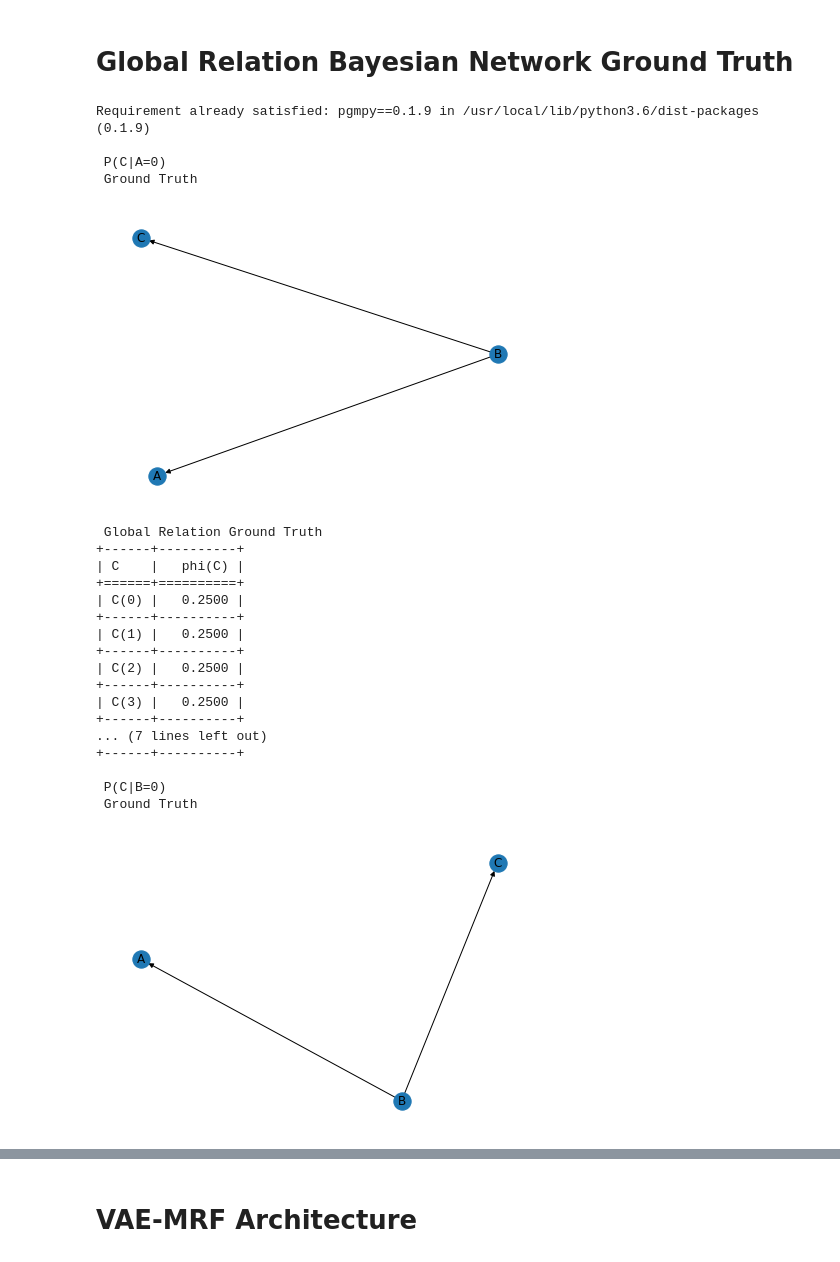
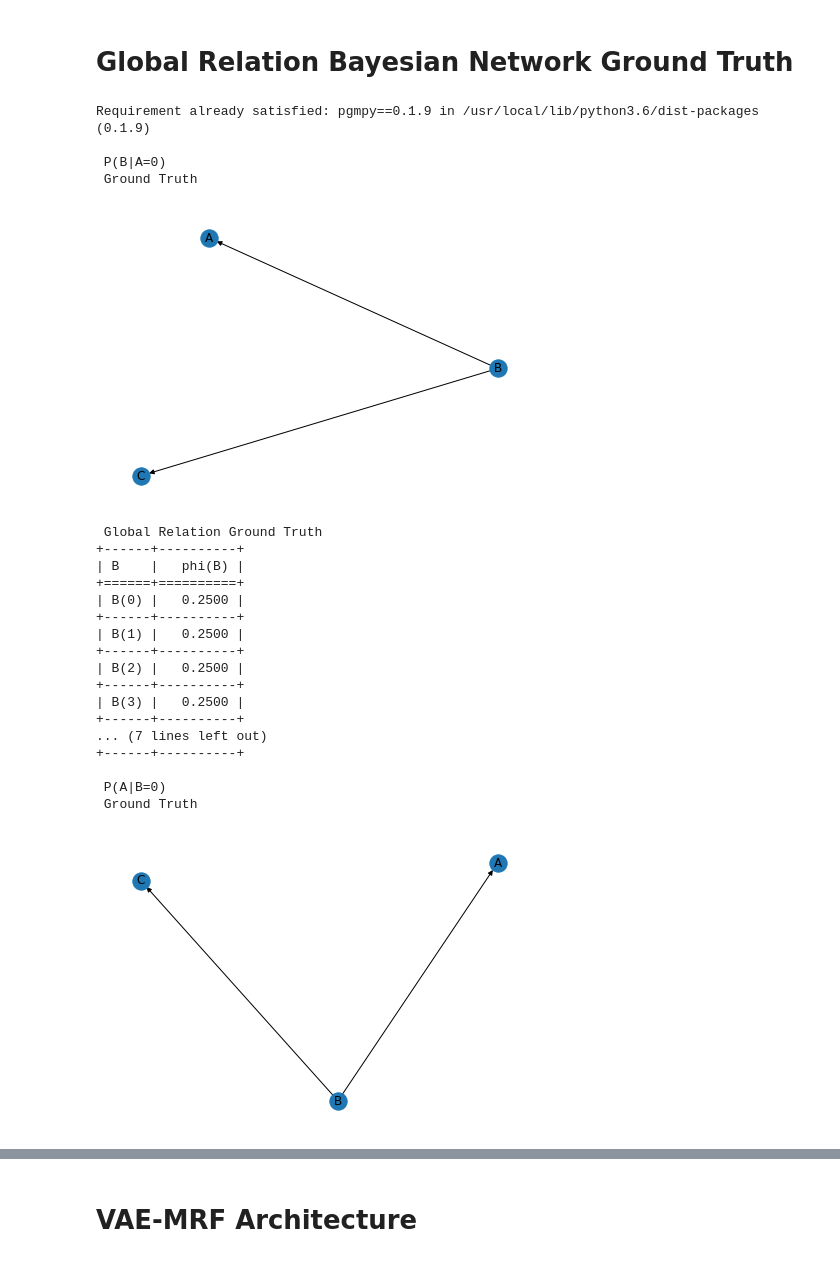
Before and after one commit to Kwanikaze/vpandas, a Jupyter notebook: MRF_VAE.ipynb, the cells around one changed output, grey strips where cells are left out. Drawn from its saved outputs; the diff is of its cells as text; code cells hidden in the pictures.

```diff
--- a/MRF_VAE.ipynb
+++ b/MRF_VAE.ipynb
@@ -64,58 +89,58 @@ sample2_OHE = OHE_sample(sample2_df,['B','C'])
 !pip install pgmpy==0.1.9
 import pgmpy
 import networkx as nx
 from pgmpy.models import BayesianModel
 from pgmpy.inference import VariableElimination
 
-def groundTruth(df,evidence):
+def groundTruth(df,query_attribute,evidence):
     """
     Extracts ground truth from global relation
     """
     model = BayesianModel([('B', 'A'), ('B', 'C')])
     model.fit(df)
     nx.draw(model, with_labels=True)
     plt.show()
     print('\n Global Relation Ground Truth')
     #for var in model.nodes():
     #    print(model.get_cpds(var))
     inference = VariableElimination(model)
 
     #q = inference.query(variables=['A','B','C'])
     #joint_prob = q.values.flatten()
     #print(joint_prob)
     #print('\n P(A,B,C) \n Ground Truth')
     #print(q)
-    q = inference.query(variables=['C'], evidence=evidence)
+    q = inference.query(variables=[query_attribute], evidence=evidence)
     print(q)
 
-print('\n P(C|A=0) \n Ground Truth')
-groundTruth(df,{'A':0})
+print('\n P(B|A=0) \n Ground Truth')
+groundTruth(df,query_attribute = 'B', evidence = {'A':0})
 
-print('\n P(C|B=0) \n Ground Truth')
-groundTruth(df,{'B':0})
+print('\n P(A|B=0) \n Ground Truth')
+groundTruth(df,query_attribute = 'A', evidence = {'B':0})
 # %% [output]
 Requirement already satisfied: pgmpy==0.1.9 in /usr/local/lib/python3.6/dist-packages (0.1.9)
 
- P(C|A=0)
+ P(B|A=0)
  Ground Truth
-[figure, old version]
+[figure, new version]
  Global Relation Ground Truth
 +------+----------+
-| C    |   phi(C) |
+| B    |   phi(B) |
 +======+==========+
-| C(0) |   0.2500 |
+| B(0) |   0.2500 |
 +------+----------+
-| C(1) |   0.2500 |
+| B(1) |   0.2500 |
 +------+----------+
-| C(2) |   0.2500 |
+| B(2) |   0.2500 |
 +------+----------+
-| C(3) |   0.2500 |
+| B(3) |   0.2500 |
 +------+----------+
 ... (7 lines left out)
 +------+----------+
 
- P(C|B=0)
+ P(A|B=0)
  Ground Truth
-[figure, old version]
+[figure, new version]
  Global Relation Ground Truth
 +------+----------+
```
Also changed, not shown: parts of 12 cells of this notebook.
